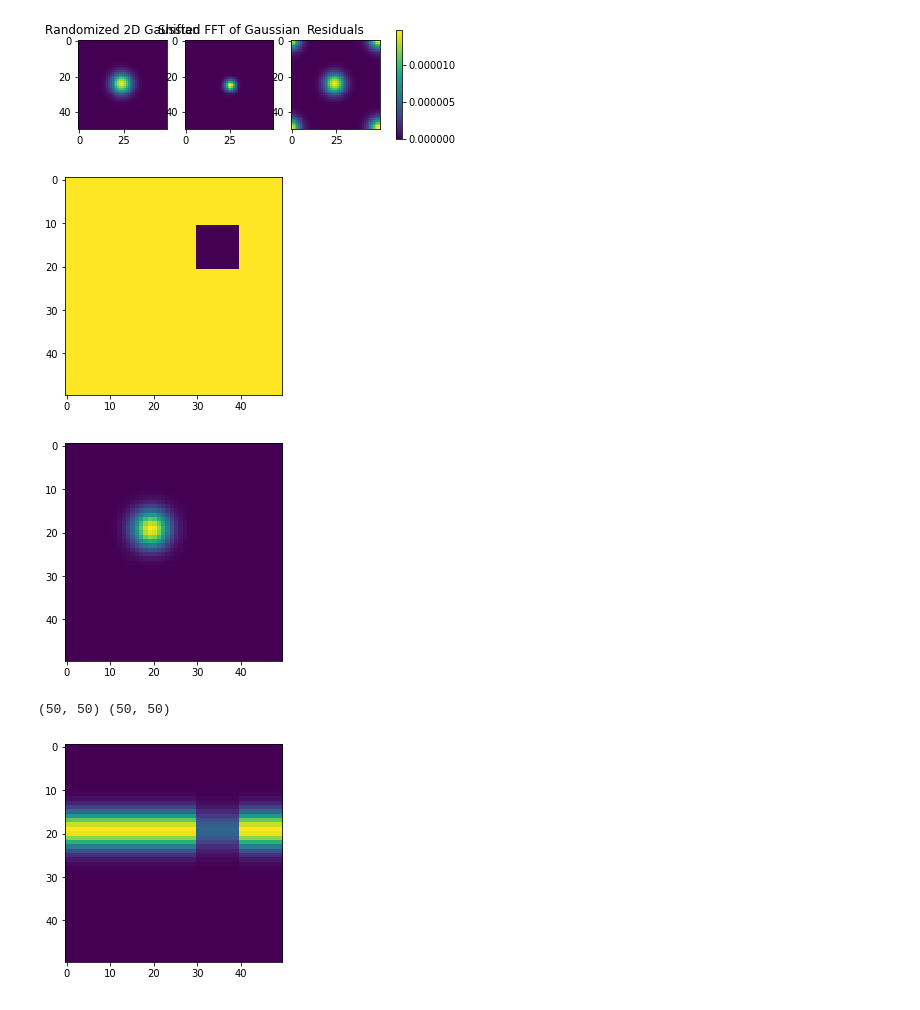
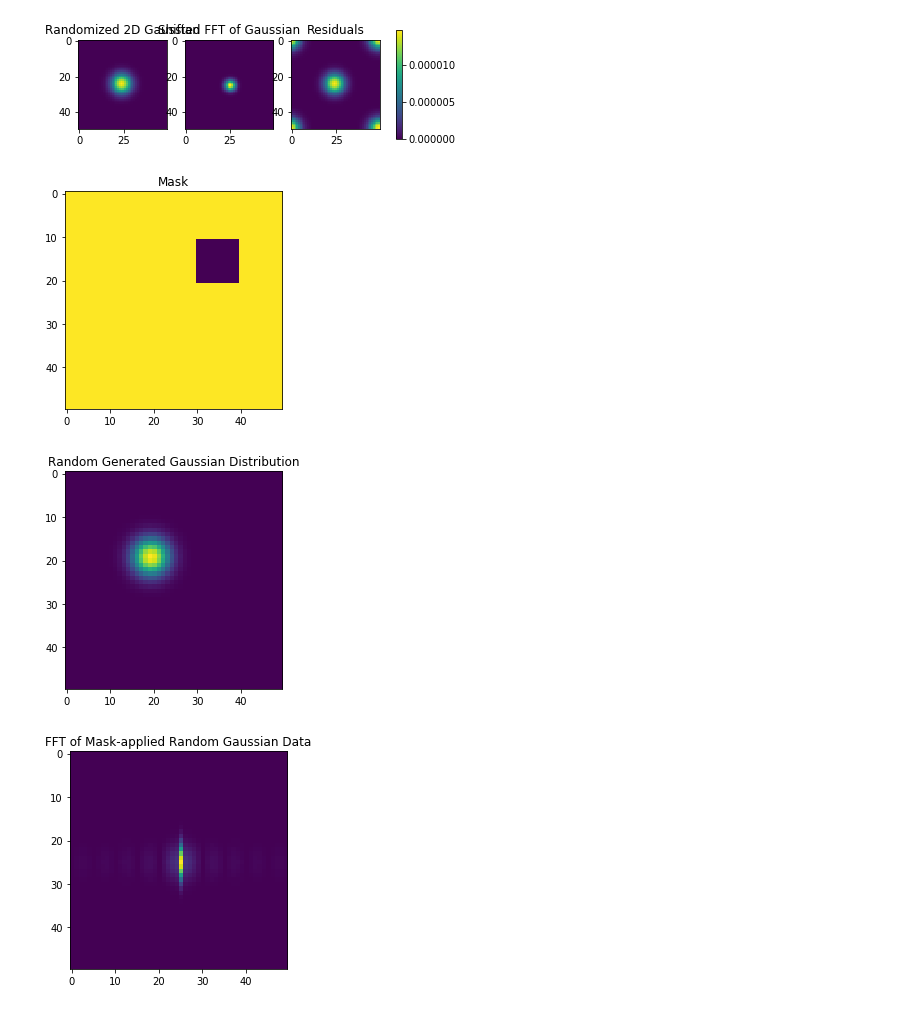
Before and after one commit to jbc1216/ASTR499, a Jupyter notebook: Fourier Shifts.ipynb, the cells around one changed output. Saved outputs shown, nothing was run; the diff lists cells and outputs as text; code cells hidden in the pictures.

```diff
--- a/Fourier Shifts.ipynb
+++ b/Fourier Shifts.ipynb
@@ -122,22 +122,27 @@ plt.show()
 # %%
 zeroer = 1*np.ones((50,50))
 zeroer[11:11+10,30:30+10] = 0
 fig, ax = plt.subplots(1,1)
 ax.imshow(zeroer, cmap='viridis')
+ax.set_title('Mask')
 plt.show()
 
 def gaus2d(x, y, mx=125, my=125, sx=20, sy=20):
     return 1. / (2. * np.pi * sx * sy) * np.exp(-((x - mx)**2. / (2. * sx**2.) + (y - my)**2. / (2. * sy**2.)))
 masked = gaus2d(x=x, y=y, mx=100, my=100, sx=15, sy=15)
 fig, ax=plt.subplots(1,1)
 ax.imshow(masked, cmap='viridis')
+ax.set_title('Random Generated Gaussian Distribution')
 plt.show()
-print(np.shape(masked), np.shape(zeroer))
+# print(np.shape(masked), np.shape(zeroer))
+
+maskedfft = np.abs(np.fft.fft2(np.fft.fftshift(np.matmul(masked,zeroer))))
 fig, ax = plt.subplots(1,1)
-ax.imshow(np.matmul(masked, zeroer), cmap='viridis')
+ax.set_title('FFT of Mask-applied Random Gaussian Data')
+
+ax.imshow(np.fft.ifftshift(maskedfft), cmap='viridis')
 plt.show()
 # %% [output]
-[figure, old version]
+[figure, new version]
-[figure, old version]
+[figure, new version]
-(50, 50) (50, 50)
-[figure, old version]
+[figure, new version]
```
